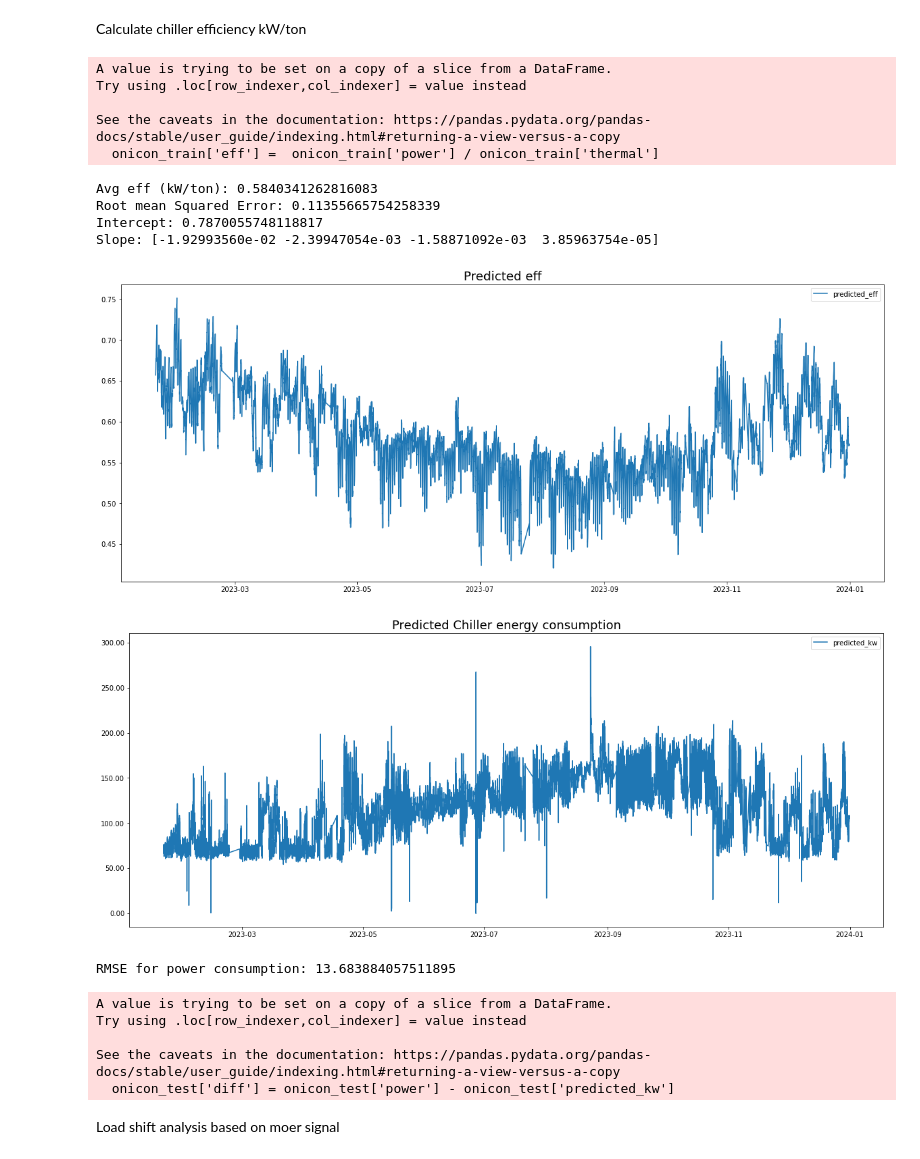
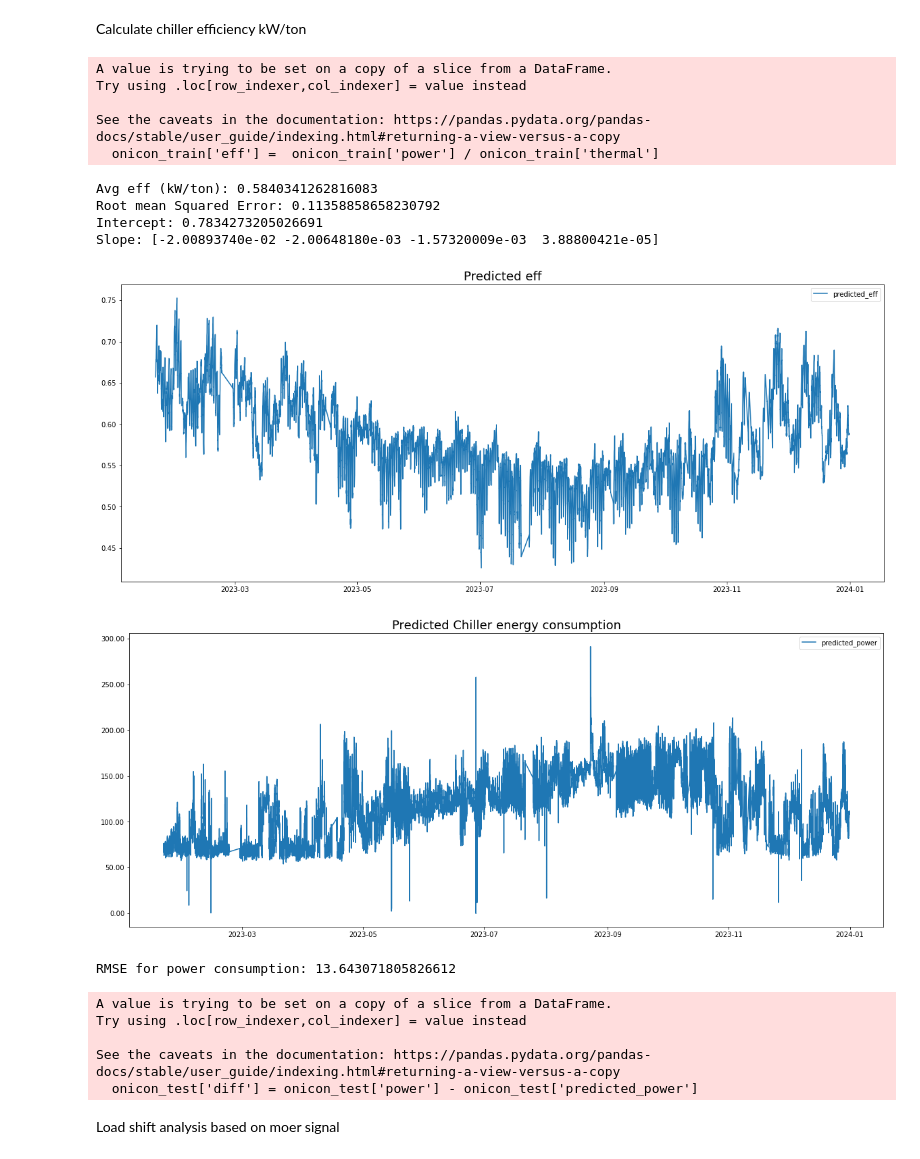
Before and after one commit to ZAY630/ls_sdh, a Jupyter notebook: analysis.ipynb, the cells around one changed output. Drawn from its saved outputs; the diff is of its cells as text; code cells hidden in the pictures.

```diff
--- a/analysis.ipynb
+++ b/analysis.ipynb
@@ -622,22 +597,21 @@ def calculate_wetbulb(df):
 df_climate = calculate_wetbulb(df_climate)
 
 ch2 = df_power[['datetime', 'SDH.SW.MSA.CH-2.PWR REAL 3 P']]
-moer = df_moer[['datetime', 'moer']]
 
 onicon_df = pd.read_csv("./ls_ctr/onicon.csv")
 onicon_df['datetime'] = pd.to_datetime(onicon_df['datetime'])
 onicon_df['datetime'] = onicon_df['datetime'].dt.tz_localize('America/Los_Angeles', nonexistent='shift_forward', ambiguous=True)
 
 # Merge
-onicon_df = pd.merge(pd.merge(ch2, df_climate, on='datetime', how='inner'), pd.merge(moer, onicon_df, on='datetime', how='inner'), on='datetime', how="inner")
+onicon_df = pd.merge(pd.merge(ch2, df_climate, on='datetime', how='inner'), onicon_df, on='datetime', how="inner")
 
 # Clean
 onicon_df.rename(columns={'SDH.SW.MSA.CH-2.PWR REAL 3 P': 'power'}, inplace=True)
 onicon_df.dropna(inplace=True)
-onicon_df['emissions'] = onicon_df['power'] * onicon_df['moer'] / 1000
-onicon_df['time_of_week'] = ((df['datetime'].dt.dayofweek * 24 * 60) +  # Total minutes from days
-                      (df['datetime'].dt.hour * 60) +           # Total minutes from hours
-                      df['datetime'].dt.minute                   # Minutes
+
+onicon_df['time_of_week'] = ((onicon_df['datetime'].dt.dayofweek * 24 * 60) +  # Total minutes from days
+                      (onicon_df['datetime'].dt.hour * 60) +           # Total minutes from hours
+                      onicon_df['datetime'].dt.minute                   # Minutes
                      ) / 15
 
 # Train dataframe
@@ -658,49 +632,48 @@ model = LinearRegression()
 # Fit the model
 model.fit(X, y)
 
 # Make predictions
 y_pred = model.predict(X)
 
 # Calculate the Mean Squared Error
 rmse = np.sqrt(mean_squared_error(y, y_pred))
 print(f'Root mean Squared Error: {rmse}')
 
 # Print the coefficients
 print('Intercept:', model.intercept_)
 print('Slope:', model.coef_)
 
 # make prediction on the entire dataset based on measured weather
 eff_pred = model.predict(onicon_df[['wb_temp', 'air_temp', 'rh_out', 'time_of_week']])
 onicon_df["predicted_eff"] = eff_pred
 
 utils_plot.make_plot(onicon_df, ["predicted_eff"], plot_title="Predicted eff", figsize=(20, 8))
 
-onicon_df["predicted_kw"] = onicon_df['thermal'] * onicon_df["predicted_eff"]
-onicon_df["emissions"] = onicon_df['predicted_kw'] * onicon_df["moer"] / 1000
-utils_plot.make_plot(onicon_df, ["predicted_kw"], plot_title="Predicted Chiller energy consumption", figsize=(20, 8))
+onicon_df["predicted_power"] = onicon_df['thermal'] * onicon_df["predicted_eff"]
+utils_plot.make_plot(onicon_df, ["predicted_power"], plot_title="Predicted Chiller energy consumption", figsize=(20, 8))
 
 onicon_test = onicon_df[onicon_df['power'] > 10]
-onicon_test['diff'] = onicon_test['power'] - onicon_test['predicted_kw']
-kw_rmse = np.sqrt(np.mean((onicon_test['power'] - onicon_test['predicted_kw']) ** 2))
+onicon_test['diff'] = onicon_test['power'] - onicon_test['predicted_power']
+kw_rmse = np.sqrt(np.mean((onicon_test['power'] - onicon_test['predicted_power']) ** 2))
 print('RMSE for power consumption:', kw_rmse)
 # %% [output]
 A value is trying to be set on a copy of a slice from a DataFrame.
 Try using .loc[row_indexer,col_indexer] = value instead
 
 See the caveats in the documentation: https://pandas.pydata.org/pandas-docs/stable/user_guide/indexing.html#returning-a-view-versus-a-copy
   onicon_train['eff'] =  onicon_train['power'] / onicon_train['thermal']
 Avg eff (kW/ton): 0.5840341262816083
-Root mean Squared Error: 0.11355665754258339
-Intercept: 0.7870055748118817
-Slope: [-1.92993560e-02 -2.39947054e-03 -1.58871092e-03  3.85963754e-05]
+Root mean Squared Error: 0.11358858658230792
+Intercept: 0.7834273205026691
+Slope: [-2.00893740e-02 -2.00648180e-03 -1.57320009e-03  3.88800421e-05]
-[figure, old version]
+[figure, new version]
-[figure, old version]
+[figure, new version]
-RMSE for power consumption: 13.683884057511895
+RMSE for power consumption: 13.643071805826612
 A value is trying to be set on a copy of a slice from a DataFrame.
 Try using .loc[row_indexer,col_indexer] = value instead
 
 See the caveats in the documentation: https://pandas.pydata.org/pandas-docs/stable/user_guide/indexing.html#returning-a-view-versus-a-copy
-  onicon_test['diff'] = onicon_test['power'] - onicon_test['predicted_kw']
+  onicon_test['diff'] = onicon_test['power'] - onicon_test['predicted_power']
 # %% [markdown]
 Load shift analysis based on moer signal
 # %%
```
Also changed, not shown: parts of 64 cells of this notebook, 4 other files.
